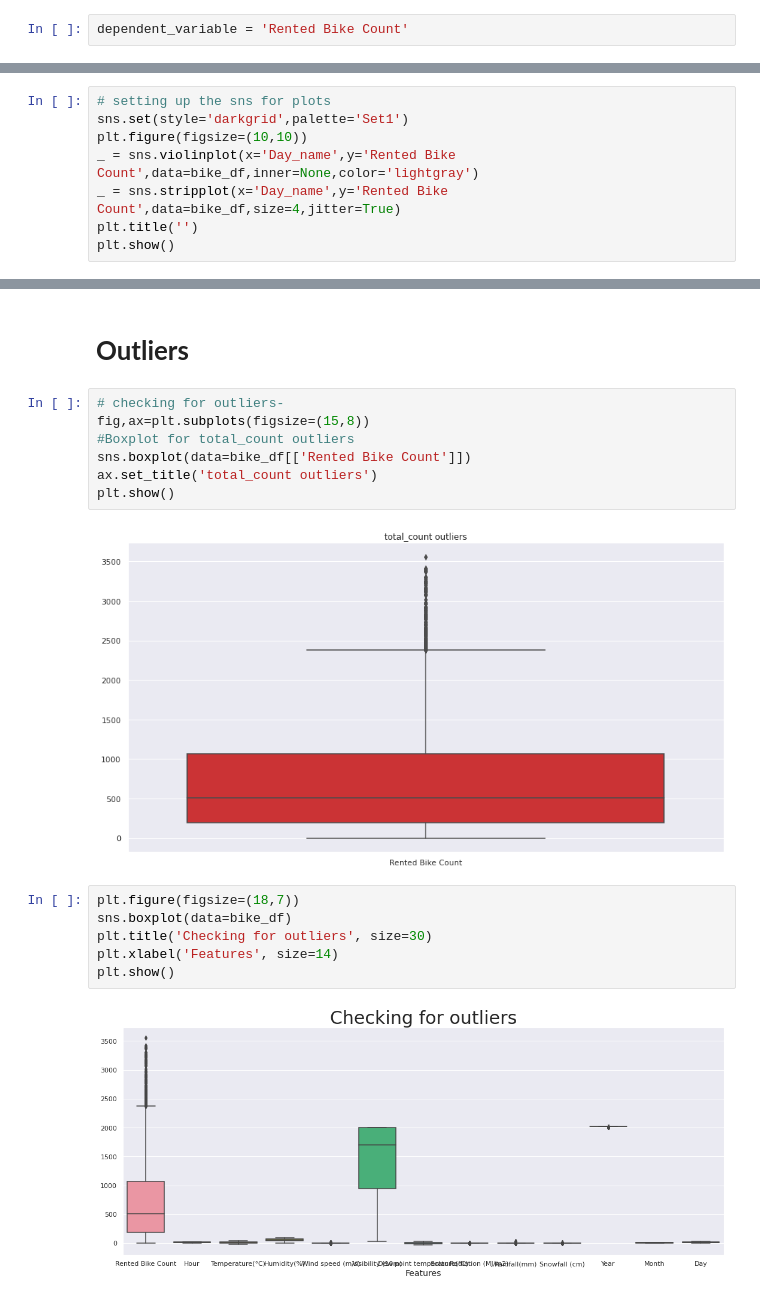
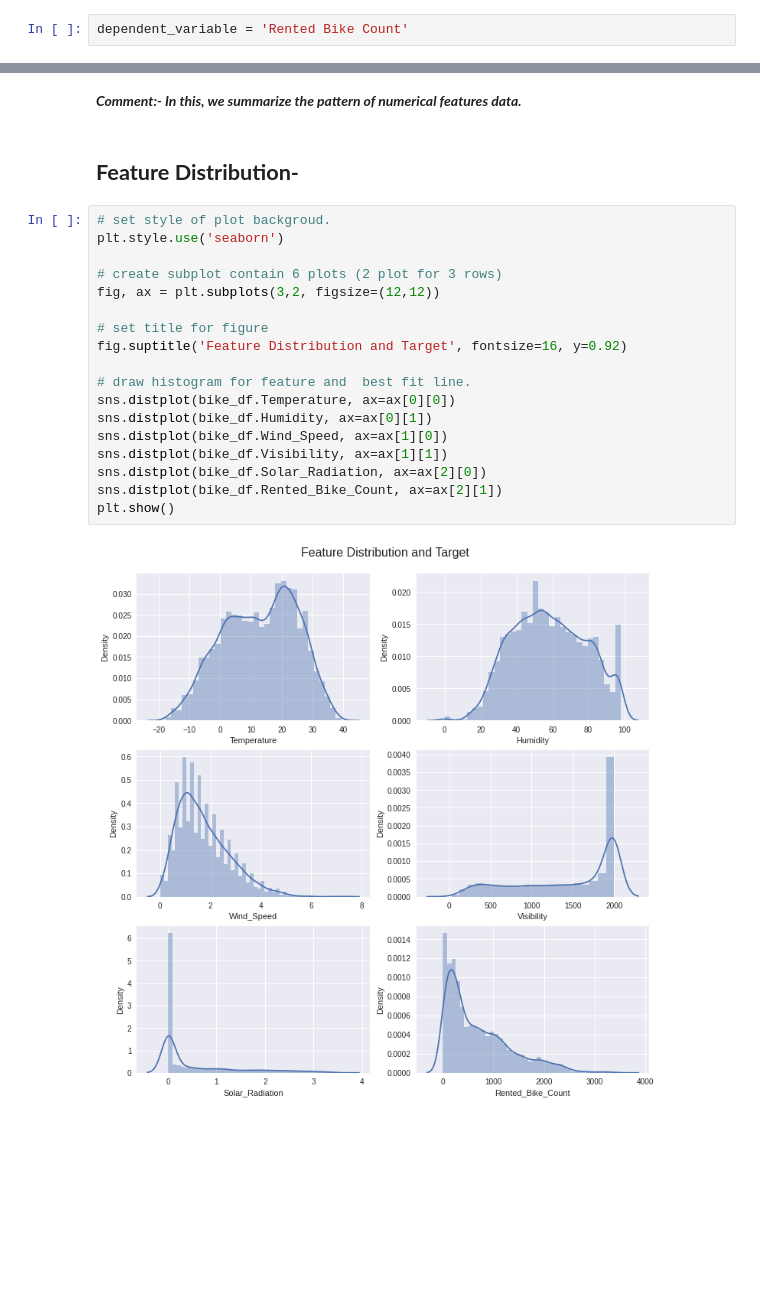
Before and after one commit to Sara19598/Seoul-Bike-Rental-Prediction---ML-Supervised, a Jupyter notebook: Bike_Sharing_Demand_Prediction_Poonam.ipynb, the cells around one changed output, grey strips where cells are left out. Cells and saved outputs as stored; diff of their text form; blank space fills up the shorter version.

```diff
--- a/Bike_Sharing_Demand_Prediction_Poonam.ipynb
+++ b/Bike_Sharing_Demand_Prediction_Poonam.ipynb
@@ -226,8 +241,0 @@ plt.show()
-# %%
-# setting up the sns for plots
-sns.set(style='darkgrid',palette='Set1')
-plt.figure(figsize=(10,10))
-_ = sns.violinplot(x='Day_name',y='Rented Bike Count',data=bike_df,inner=None,color='lightgray')
-_ = sns.stripplot(x='Day_name',y='Rented Bike Count',data=bike_df,size=4,jitter=True)
-plt.title('')
-plt.show()
@@ -236,19 +242,24 @@ plt.show()
-# %% [markdown]
-# **Outliers**
-# %%
-# checking for outliers-
-fig,ax=plt.subplots(figsize=(15,8))
-#Boxplot for total_count outliers
-sns.boxplot(data=bike_df[['Rented Bike Count']])
-ax.set_title('total_count outliers')
-plt.show()
-# %% [output]
-[figure, removed]
-# %%
-plt.figure(figsize=(18,7))
-sns.boxplot(data=bike_df)
-plt.title('Checking for outliers', size=30)
-plt.xlabel('Features', size=14)
-plt.show()
-# %% [output]
-[figure, removed]
+# %% [markdown]
+***Comment:- In this, we summarize the pattern of numerical features data.***
+# %% [markdown]
+## **Feature Distribution-**
+# %%
+# set style of plot backgroud.
+plt.style.use('seaborn')
+
+# create subplot contain 6 plots (2 plot for 3 rows)
+fig, ax = plt.subplots(3,2, figsize=(12,12))
+
+# set title for figure
+fig.suptitle('Feature Distribution and Target', fontsize=16, y=0.92)
+
+# draw histogram for feature and  best fit line.
+sns.distplot(bike_df.Temperature, ax=ax[0][0])
+sns.distplot(bike_df.Humidity, ax=ax[0][1])
+sns.distplot(bike_df.Wind_Speed, ax=ax[1][0])
+sns.distplot(bike_df.Visibility, ax=ax[1][1])
+sns.distplot(bike_df.Solar_Radiation, ax=ax[2][0])
+sns.distplot(bike_df.Rented_Bike_Count, ax=ax[2][1])
+plt.show()
+# %% [output]
+[figure, added]
```
Also changed, not shown: parts of 51 cells of this notebook.
